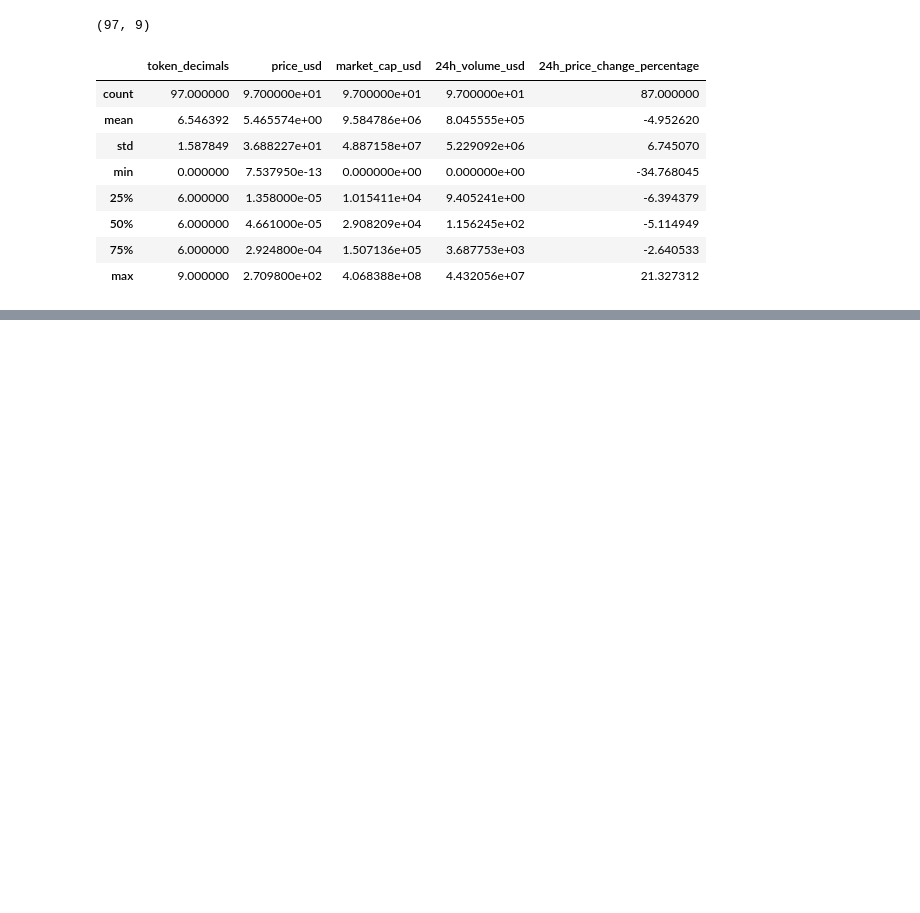
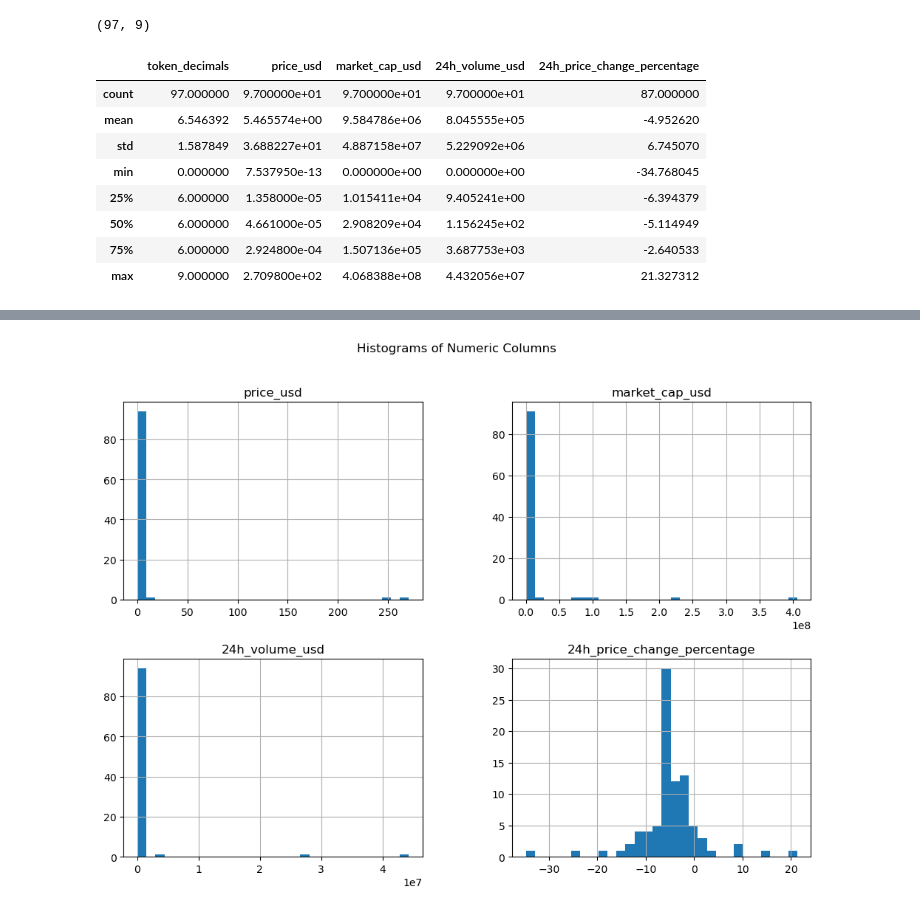
Before and after one commit to CHINEDU-UZORUE/MLZoomcamp, a Jupyter notebook: EDA_web3/01_eda.ipynb, the cells around one changed output, grey strips where cells are left out. Drawn from its saved outputs; the diff is of its cells as text; code cells hidden in the pictures; blank space fills up the shorter version.

```diff
--- a/EDA_web3/01_eda.ipynb
+++ b/EDA_web3/01_eda.ipynb
@@ -212,0 +253,7 @@ df_merged.describe()
+# %%
+# Plot histogram for all numeric columns
+df_merged.hist(figsize=(12, 8), bins=30)
+plt.suptitle('Histograms of Numeric Columns')
+plt.show()
+# %% [output]
+[figure, added]
```
Also changed, not shown: parts of 5 cells of this notebook.
